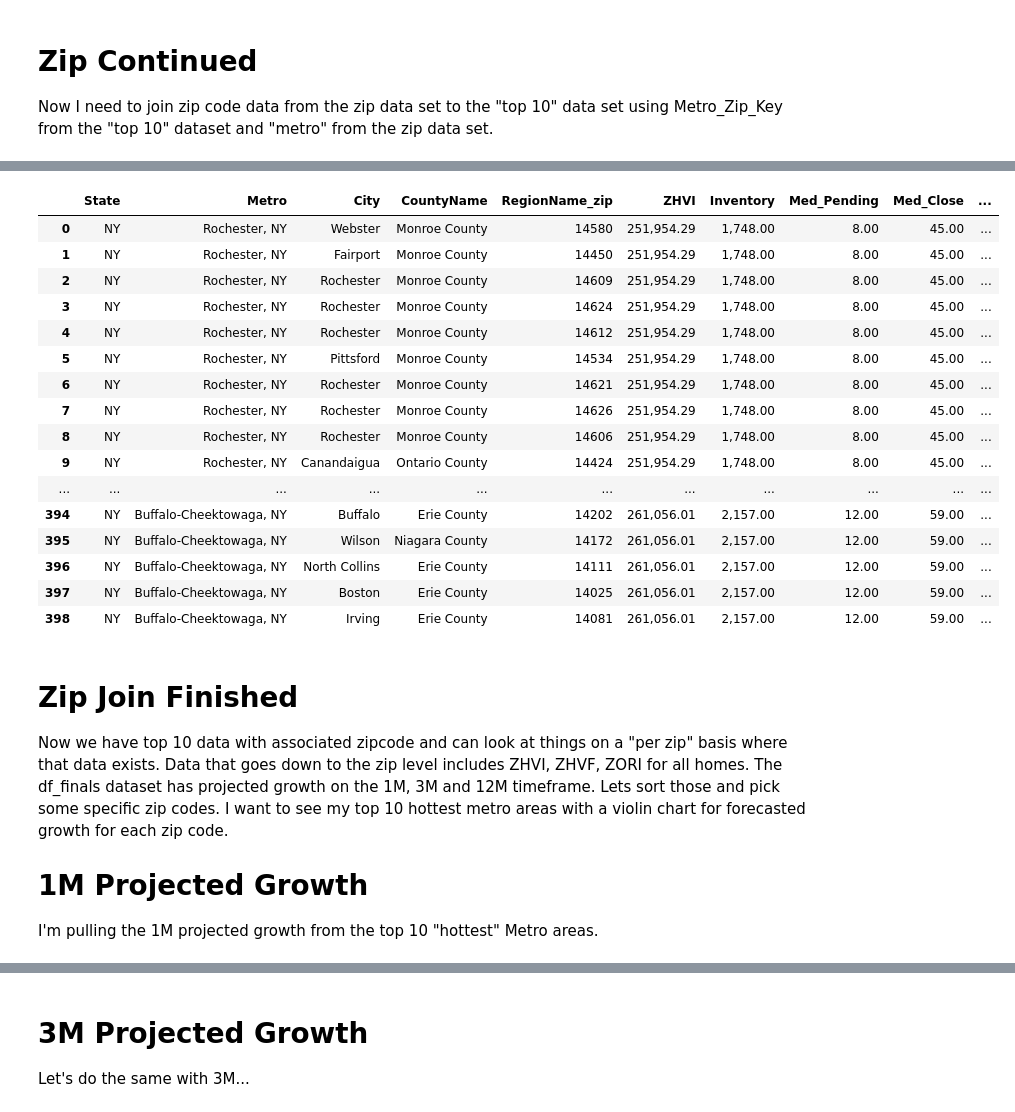
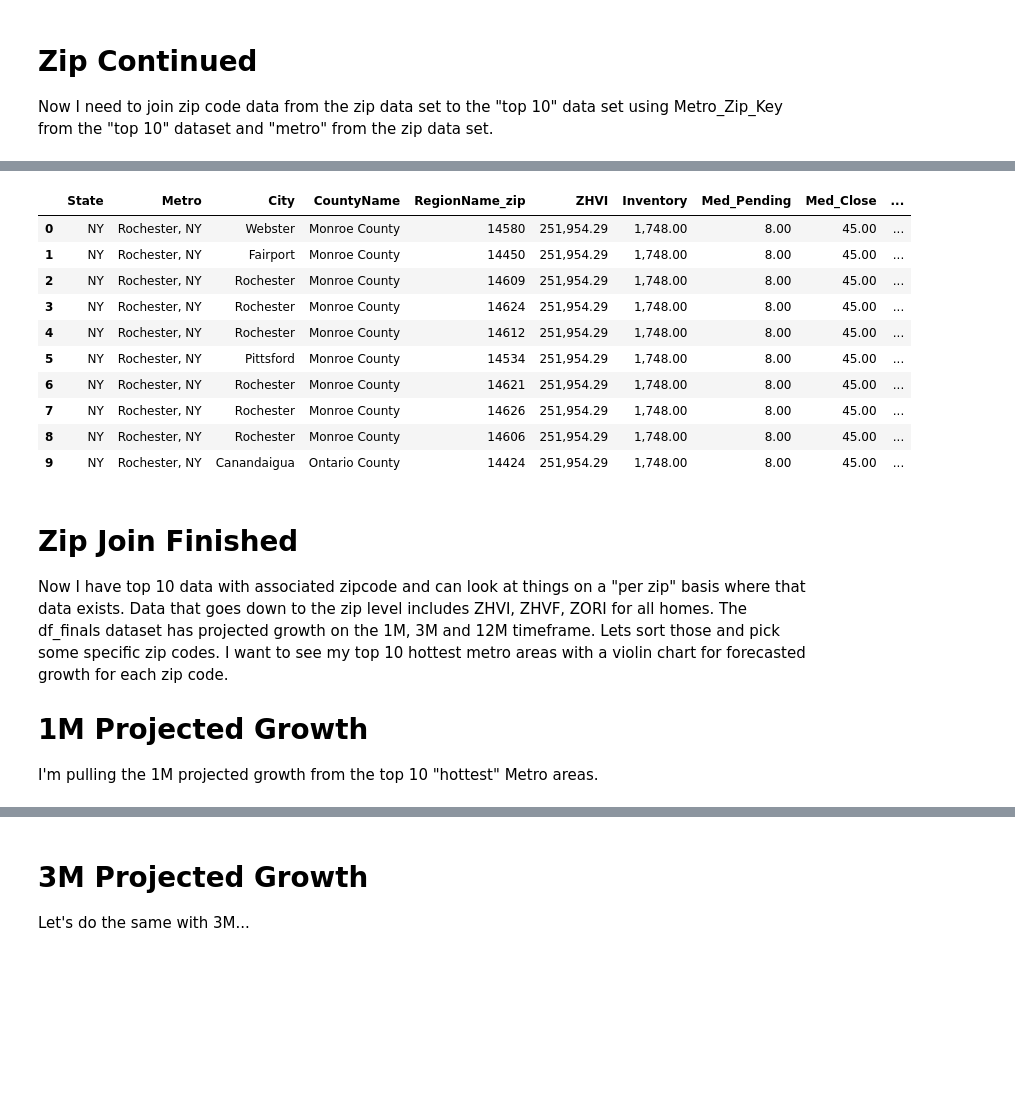
Before and after one commit to YaroslawBagriy/SEIS-631-Final-Project, a Jupyter notebook: Question 3/Question 3.ipynb, the cells around one changed output, grey strips where cells are left out. Drawn from its saved outputs; the diff is of its cells as text; code cells hidden in the pictures; blank space fills up the shorter version.

```diff
--- a/Question 3/Question 3.ipynb
+++ b/Question 3/Question 3.ipynb
@@ -718,31 +499,25 @@ Index(['RegionName_metro', 'ZHVI', 'Inventory', 'Med_Pending', 'Med_Close',
 # %%
 df_finals = df_top_10_with_zip[['State', 'Metro','City', 'CountyName', 'RegionName_zip', 'ZHVI', 'Inventory', 'Med_Pending',
 'Med_Close', 'MHI', 'BaseDate', '2024-11-30', '2025-01-31', '2025-10-31']]
-df_finals.head(464)
+df_finals.head(10)
 # %% [output]
 |  | State | Metro | City | CountyName | RegionName_zip | ZHVI | Inventory | Med_Pending | Med_Close | ... |
 | 0 | NY | Rochester, NY | Webster | Monroe County | 14580 | 251,954.29 | 1,748.00 | 8.00 | 45.00 | ... |
 | 1 | NY | Rochester, NY | Fairport | Monroe County | 14450 | 251,954.29 | 1,748.00 | 8.00 | 45.00 | ... |
 | 2 | NY | Rochester, NY | Rochester | Monroe County | 14609 | 251,954.29 | 1,748.00 | 8.00 | 45.00 | ... |
 | 3 | NY | Rochester, NY | Rochester | Monroe County | 14624 | 251,954.29 | 1,748.00 | 8.00 | 45.00 | ... |
 | 4 | NY | Rochester, NY | Rochester | Monroe County | 14612 | 251,954.29 | 1,748.00 | 8.00 | 45.00 | ... |
 | 5 | NY | Rochester, NY | Pittsford | Monroe County | 14534 | 251,954.29 | 1,748.00 | 8.00 | 45.00 | ... |
 | 6 | NY | Rochester, NY | Rochester | Monroe County | 14621 | 251,954.29 | 1,748.00 | 8.00 | 45.00 | ... |
 | 7 | NY | Rochester, NY | Rochester | Monroe County | 14626 | 251,954.29 | 1,748.00 | 8.00 | 45.00 | ... |
 | 8 | NY | Rochester, NY | Rochester | Monroe County | 14606 | 251,954.29 | 1,748.00 | 8.00 | 45.00 | ... |
 | 9 | NY | Rochester, NY | Canandaigua | Ontario County | 14424 | 251,954.29 | 1,748.00 | 8.00 | 45.00 | ... |
-| ... | ... | ... | ... | ... | ... | ... | ... | ... | ... | ... |
-| 394 | NY | Buffalo-Cheektowaga, NY | Buffalo | Erie County | 14202 | 261,056.01 | 2,157.00 | 12.00 | 59.00 | ... |
-| 395 | NY | Buffalo-Cheektowaga, NY | Wilson | Niagara County | 14172 | 261,056.01 | 2,157.00 | 12.00 | 59.00 | ... |
-| 396 | NY | Buffalo-Cheektowaga, NY | North Collins | Erie County | 14111 | 261,056.01 | 2,157.00 | 12.00 | 59.00 | ... |
-| 397 | NY | Buffalo-Cheektowaga, NY | Boston | Erie County | 14025 | 261,056.01 | 2,157.00 | 12.00 | 59.00 | ... |
-| 398 | NY | Buffalo-Cheektowaga, NY | Irving | Erie County | 14081 | 261,056.01 | 2,157.00 | 12.00 | 59.00 | ... |
 # %%
 #send to csv for others use
 zip_metro_key.to_csv('metro_zip_key.csv', index=False)
 # %% [markdown]
 # Zip Join Finished
-Now we have top 10 data with associated zipcode and can look at things on a "per zip" basis where that data exists. Data that goes down to the zip level includes ZHVI, ZHVF, ZORI for all homes. The df_finals dataset has projected growth on the 1M, 3M and 12M timeframe. Lets sort those and pick some specific zip codes. I want to see my top 10 hottest metro areas with a violin chart for forecasted growth for each zip code.
+Now I have top 10 data with associated zipcode and can look at things on a "per zip" basis where that data exists. Data that goes down to the zip level includes ZHVI, ZHVF, ZORI for all homes. The df_finals dataset has projected growth on the 1M, 3M and 12M timeframe. Lets sort those and pick some specific zip codes. I want to see my top 10 hottest metro areas with a violin chart for forecasted growth for each zip code.
 
 # 1M Projected Growth
 I'm pulling the 1M projected growth from the top 10 "hottest" Metro areas.
```
Also changed, not shown: parts of 41 cells of this notebook.
